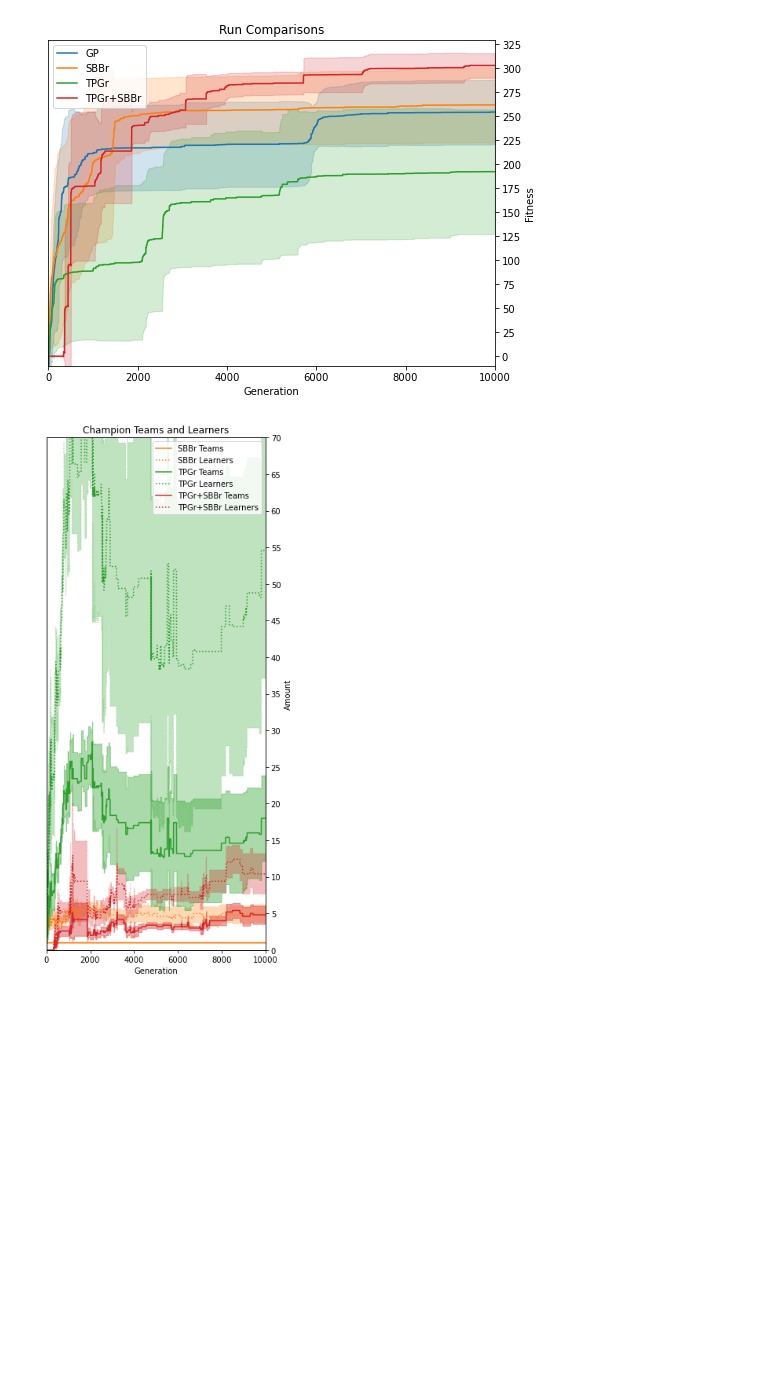
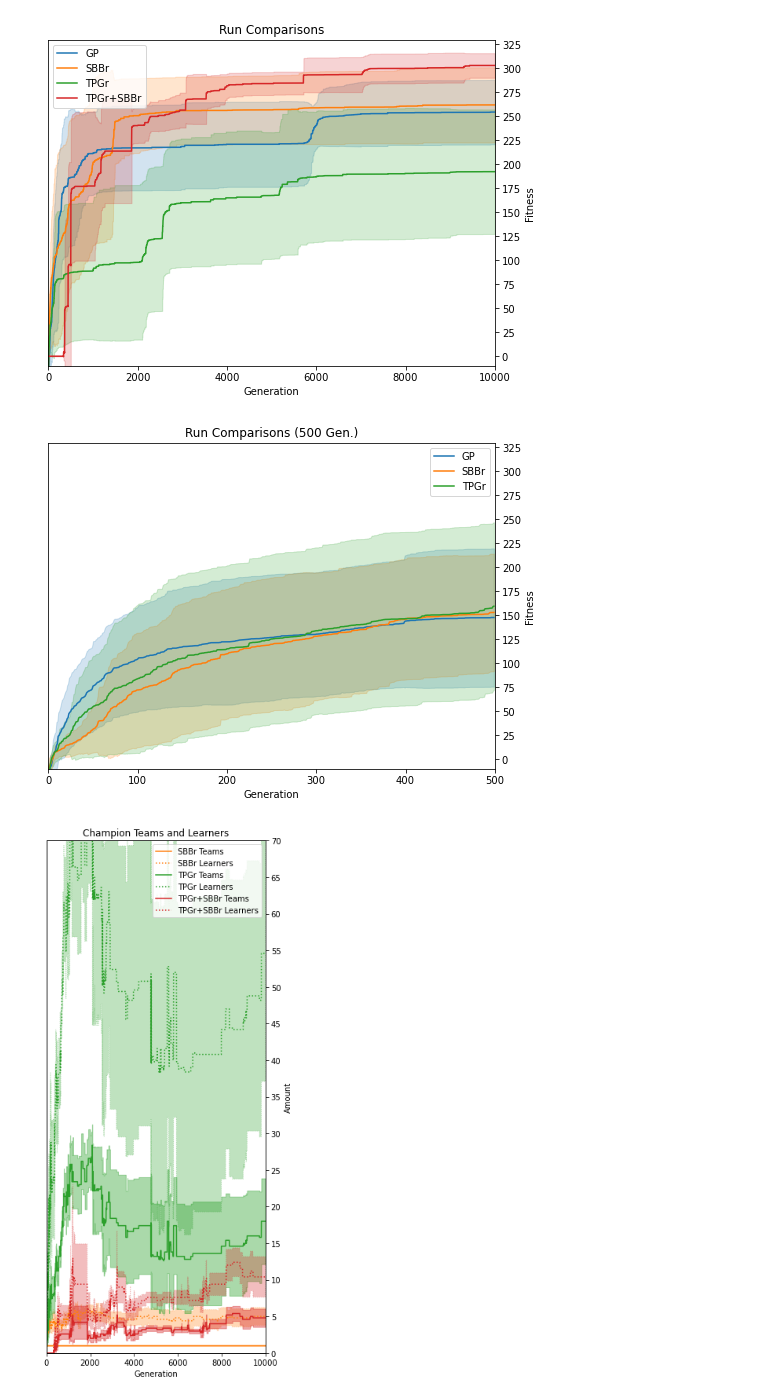
Before and after one commit to Ryan-Amaral/gp-bipedal-walker-analysis, a Jupyter notebook: basic_analysis.ipynb, the cells around one changed output. Saved outputs shown, nothing was run; the diff lists cells and outputs as text; code cells hidden in the pictures; blank space fills up the shorter version.

```diff
--- a/basic_analysis.ipynb
+++ b/basic_analysis.ipynb
@@ -160,6 +230,45 @@ plt.savefig("images/evo-runs-compare.pdf", bbox_inches = 'tight')
 plt.show()
 # %% [output]
 [figure]
+# %%
+# comparison over average of short runs with standard deviations
+
+gp_means, gp_stds = get_mean_std(dfs_gp_500, "fit-max", 500)
+sbb_means, sbb_stds = get_mean_std(dfs_sbb_500, "fit-max", 500)
+tpg_means, tpg_stds = get_mean_std(dfs_tpg_500, "fit-max", 500)
+
+f = plt.figure(figsize=(8,6))
+ax = f.add_subplot(111)
+ax.yaxis.tick_right()
+ax.yaxis.set_label_position("right")
+
+plt.plot(gp_means, label="GP", color=colors[0])
+plt.fill_between(range(500),
+                 gp_means-gp_stds, gp_means+gp_stds,
+                alpha=0.2, color=colors[0])
+
+plt.plot(sbb_means, label="SBBr", color=colors[1])
+plt.fill_between(range(500),
+                 sbb_means-sbb_stds, sbb_means+sbb_stds,
+                alpha=0.2, color=colors[1])
+
+plt.plot(tpg_means, label="TPGr", color=colors[2])
+plt.fill_between(range(500),
+                 tpg_means-tpg_stds, tpg_means+tpg_stds,
+                alpha=0.2, color=colors[2])
+
+plt.title("Run Comparisons (500 Gen.)")
+plt.xlabel("Generation")
+plt.xlim(0,500)
+plt.ylabel("Fitness")
+plt.ylim(-10,330)
+plt.yticks(np.arange(0, 331, 25))
+plt.legend()
+
+plt.savefig("images/evo-runs-compare.pdf", bbox_inches = 'tight')
+plt.show()
+# %% [output]
+[figure, added]
 # %%
 # comparison of champion team and learner sizes
 
```
Also changed, not shown: parts of 4 cells of this notebook, 6 other files.
